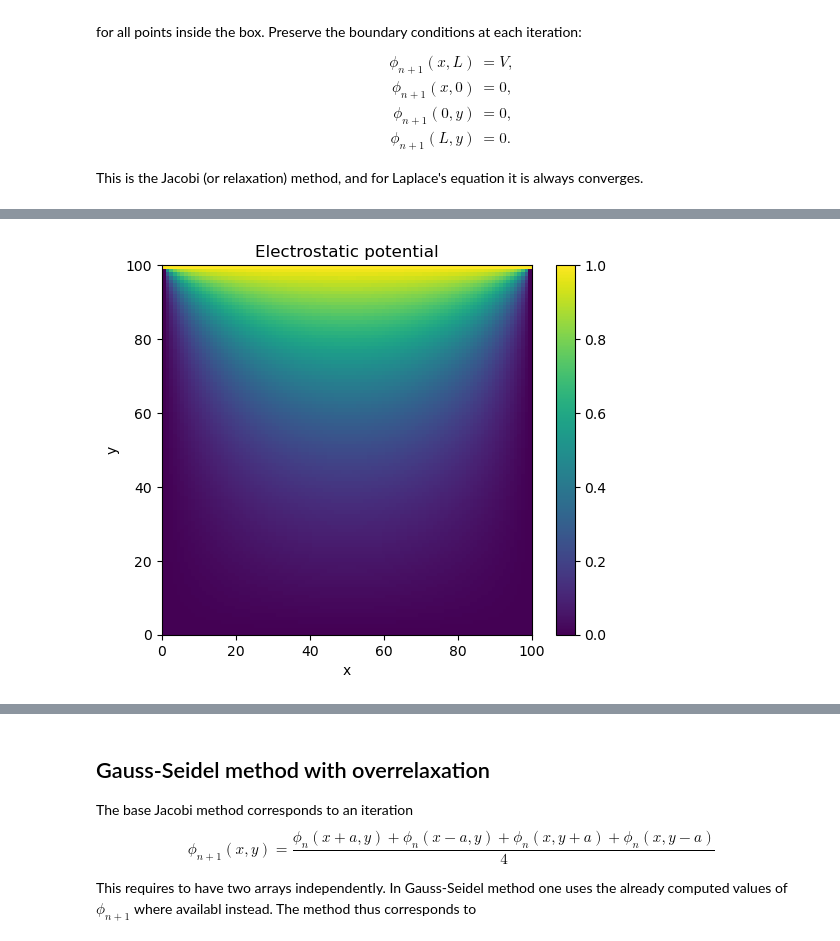
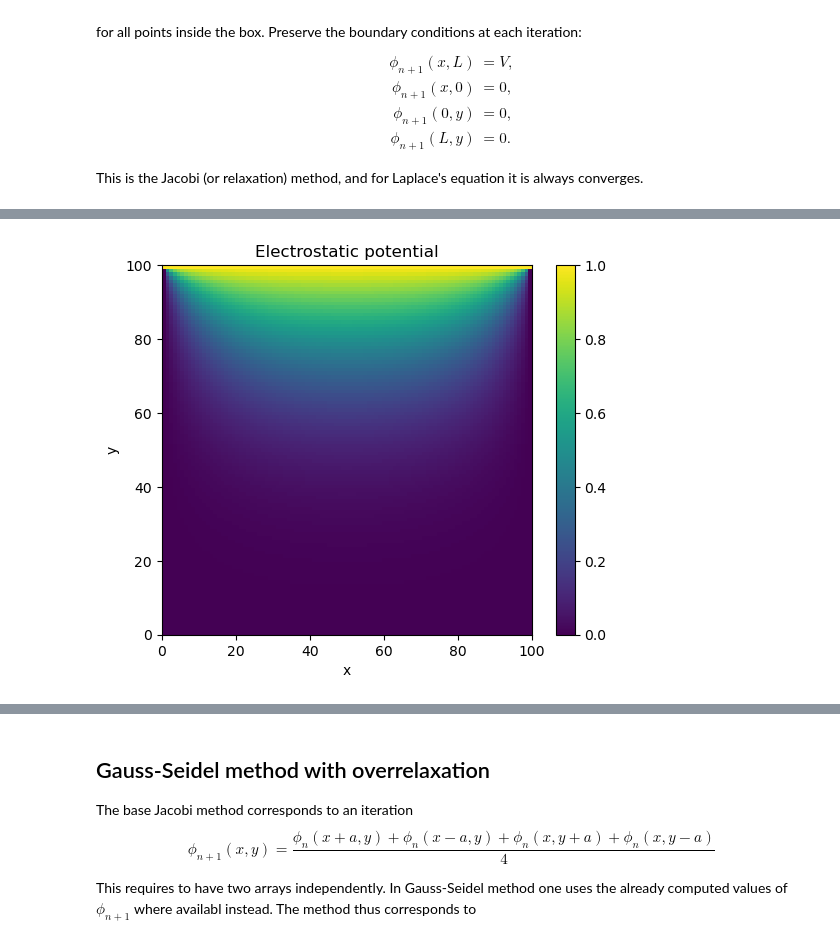
Before and after one commit to vlvovch/PHYS6350-ComputationalPhysics, a Jupyter notebook: code/10_PartialDifferentialEquations/10_PDE.ipynb, the cells around one changed output, grey strips where cells are left out. Drawn from its saved outputs; the diff is of its cells as text; code cells hidden in the pictures.

```diff
--- a/code/10_PartialDifferentialEquations/10_PDE.ipynb
+++ b/code/10_PartialDifferentialEquations/10_PDE.ipynb
@@ -161,4 +166,6 @@ Jacobi method converged in 1909 iterations
 # %%
+%%time
+
 ## This is adapted Example 9.1 from M. Newman, "Computational Physics"
 ## Source: http://www-personal.umich.edu/~mejn/cp/programs/laplace.py
 
@@ -168,7 +175,7 @@ from pylab import imshow,gray,show
 # Constants
 M = 100         # Grid squares on a side
 V = 1.0         # Voltage at top wall
-target = 1e-5   # Target accuracy
+target = 1e-4   # Target accuracy
 
 # Create arrays to hold potential values
 phi = zeros([M+1,M+1],float)
@@ -178,31 +185,31 @@ phiprime = empty([M+1,M+1],float)
 # Main loop
 delta = 1.0
 while delta>target:
 
     # Calculate new values of the potential
     for i in range(M+1):
         for j in range(M+1):
             if i==0 or i==M or j==0 or j==M:
                 phiprime[i,j] = phi[i,j]
             else:
                 phiprime[i,j] = (phi[i+1,j] + phi[i-1,j] \
                                  + phi[i,j+1] + phi[i,j-1])/4
 
     # Calculate maximum difference from old values
     delta = max(abs(phi-phiprime))
 
     # Swap the two arrays around
     phi,phiprime = phiprime,phi
 
 # Make a plot
 # imshow(phi)
 # gray()
 # show()
 plt.title("Electrostatic potential")
 plt.xlabel("x")
 plt.ylabel("y")
 CS = plt.imshow(phi, vmax=1., vmin=0.,origin="upper",extent=[0,M,0,M])
 plt.colorbar(CS)
 plt.show()
 # %% [output]
-[figure, old version]
+[figure, new version]
```
Also changed, not shown: parts of 48 cells of this notebook, 12 other files.
